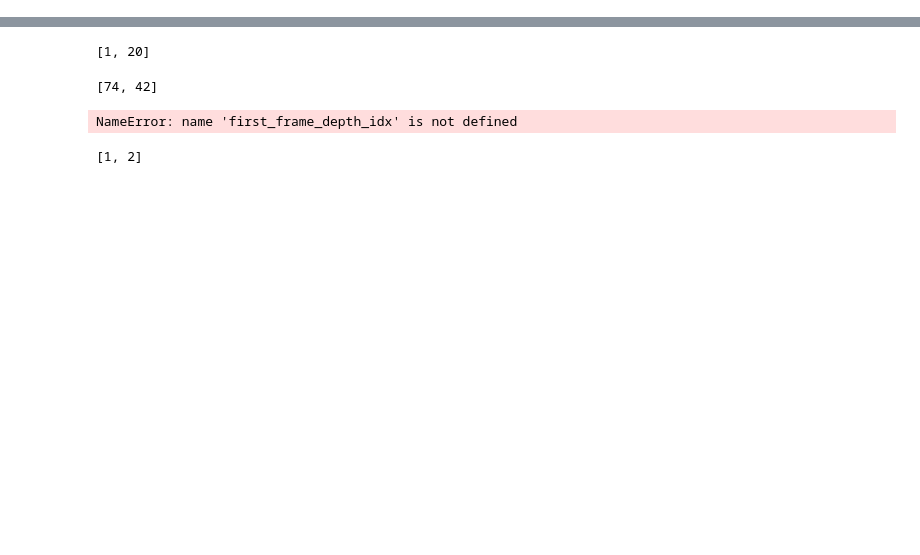
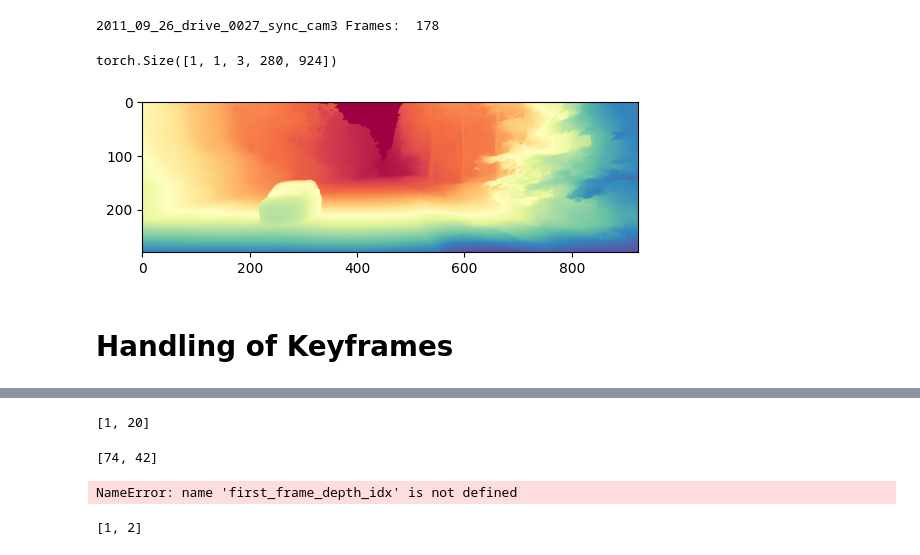
Before and after one commit to FriedFeid/Video-Depth-Anything, a Jupyter notebook: Test_stuff.ipynb, the cells around one changed output, grey strips where cells are left out. Saved outputs shown, nothing was run; the diff lists cells and outputs as text; code cells hidden in the pictures; blank space fills up the shorter version.

```diff
--- a/Test_stuff.ipynb
+++ b/Test_stuff.ipynb
@@ -4,0 +26,46 @@ import numpy as np
+# %%
+device = 'cuda:0'
+output_dir = './outputs'
+
+encoder = 'vits'
+process_single_image = True
+inference_length = 32
+keyframe_list = [20]
+align_each_new_frame = False
+skip_tmp_block = False
+
+max_len = -1
+target_fps = 10 # KITTI: 10
+max_res = 1280
+input_size = 518
+
+# Datset sample
+i = 18
+DEVICE = device if torch.cuda.is_available() else 'cpu'
+
+model_configs = {
+    'vits': {'encoder': 'vits', 'features': 64, 'out_channels': [48, 96, 192, 384]},
+    'vitl': {'encoder': 'vitl', 'features': 256, 'out_channels': [256, 512, 1024, 1024]},
+}
+
+video_depth_anything = VideoDepthAnything(**model_configs[encoder])
+video_depth_anything.load_state_dict(torch.load(f'./checkpoints/video_depth_anything_{encoder}.pth', map_location='cpu'), strict=True)
+
+video_depth_anything = video_depth_anything.to(DEVICE).eval()
+dataset = KITTI(is_val=False)
+
+sample = dataset[i]
+
+scene_name = dataset.sample_list[i]
+scene_name = scene_name['image'][0].split('/')[8] + '_cam'+dataset.sample_list[i]['cameraID']
+
+frames = (rearrange(sample['image'].numpy(), 'b c h w -> b h w c') * 255).astype(np.uint8)
+fps = 10
+target_fps = 10
+total_images = len(frames)
+
+
+print(scene_name, 'Frames: ', total_images)
+name = f'{encoder}_singleImage{str(process_single_image)}_align_each_new{align_each_new_frame}_{str(inference_length)}_{str(keyframe_list)}_{scene_name}.mp4'
+# %% [output]
+2011_09_26_drive_0027_sync_cam3 Frames:  178
@@ -5,3 +113,22 @@ import numpy as np
+# %%
+cur_input.size()
+
+test_input = cur_input[:, :1, :, :, :]
+
+test_input.size()
+# %% [output]
+torch.Size([1, 1, 3, 280, 924])
+# %%
+with torch.no_grad():
+    with torch.autocast(device_type=device, enabled=(not False)):
+        depth = video_depth_anything.forward(test_input, skip_tmp_block) # depth shape: [1, T (frames), H (height), W (width)], min: 0, max: 2390
+
+plt.imshow(rearrange(depth.cpu().numpy()[0], 'c h w -> h w c'), cmap='Spectral')
+plt.show()
+# %% [output]
+[figure, added]
+# %% [markdown]
+# Handling of Keyframes
 # %%
 orig_video_length = 447
 frame_list = np.ones((447, 1242, 3))
```
Also changed, not shown: parts of 3 cells of this notebook, 6 other files.
